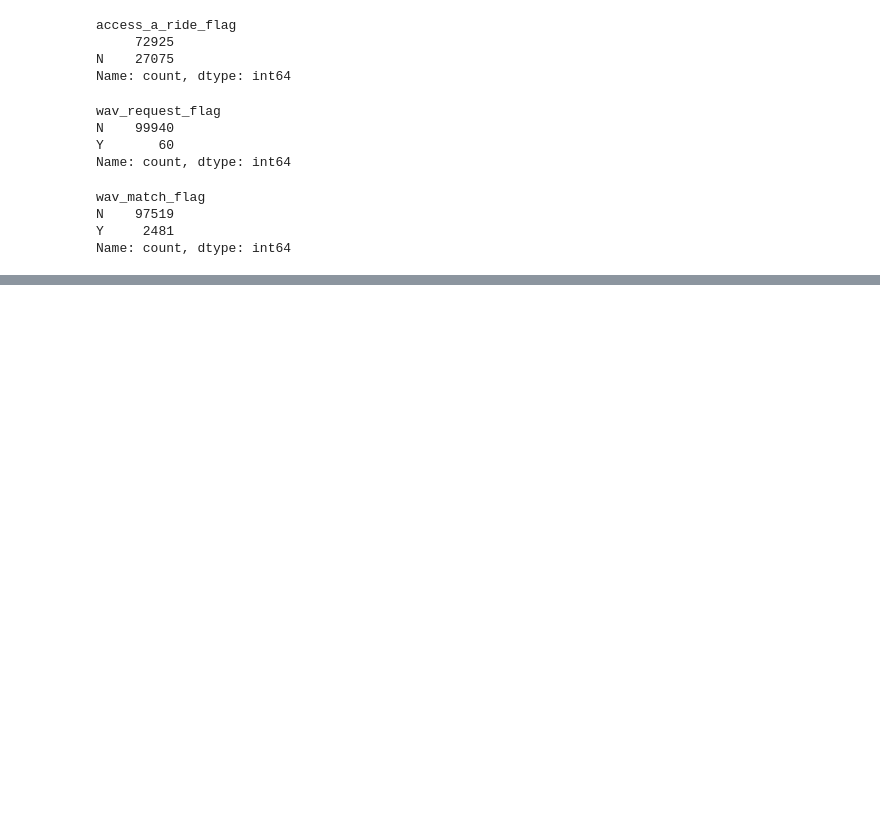
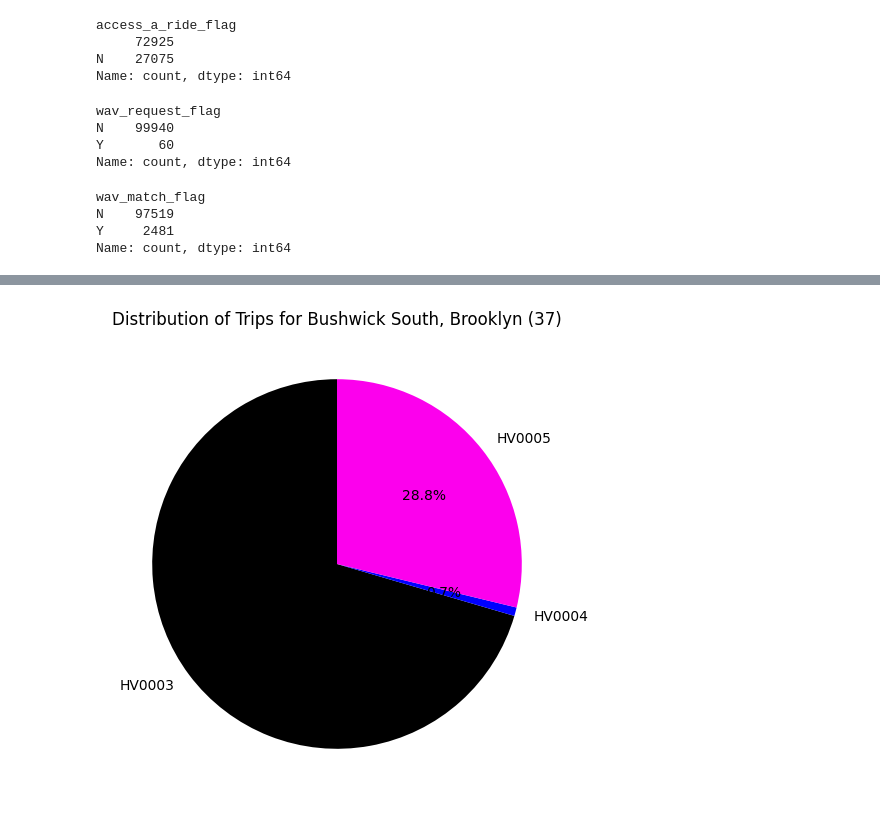
Before and after one commit to GonzaloLopezS/TFM_VTC_NYC, a Jupyter notebook: Notebooks/prueba_2021.ipynb, the cells around one changed output, grey strips where cells are left out. Cells and saved outputs as stored; diff of their text form; code cells hidden in the pictures; blank space fills up the shorter version.

```diff
--- a/Notebooks/prueba_2021.ipynb
+++ b/Notebooks/prueba_2021.ipynb
@@ -1003,0 +1105,6 @@ Name: count, dtype: int64
+# %%
+# Group by 'hvfhs_license_num' and get the top 5 PULocationID for each group
+top_pulocation_ids = trips_copy.groupby('hvfhs_license_num')['PULocationID'].value_counts().groupby(level=0).head(5)
+
+# Print the result
+print(top_pulocation_ids)
@@ -1003,0 +1158,15 @@ Name: count, dtype: int64
+# %%
+# Filter data for PULocationID == 37
+pulocation_37 = top_pulocation_ids.loc[(slice(None), 37)].reset_index()
+pulocation_37.columns = ['hvfhs_license_num', 'count']
+
+# Create proportions for the pie chart
+proportions = pulocation_37['count'] / pulocation_37['count'].sum()
+
+# Create the pie chart
+plt.figure(figsize=(6, 6))
+plt.pie(proportions, labels=pulocation_37['hvfhs_license_num'], autopct='%1.1f%%', startangle=90, colors=colors)
+plt.title('Distribution of Trips for Bushwick South, Brooklyn (37)')
+plt.show()
+# %% [output]
+[figure, added]
```
Also changed, not shown: parts of 36 cells of this notebook, 1 other file.
